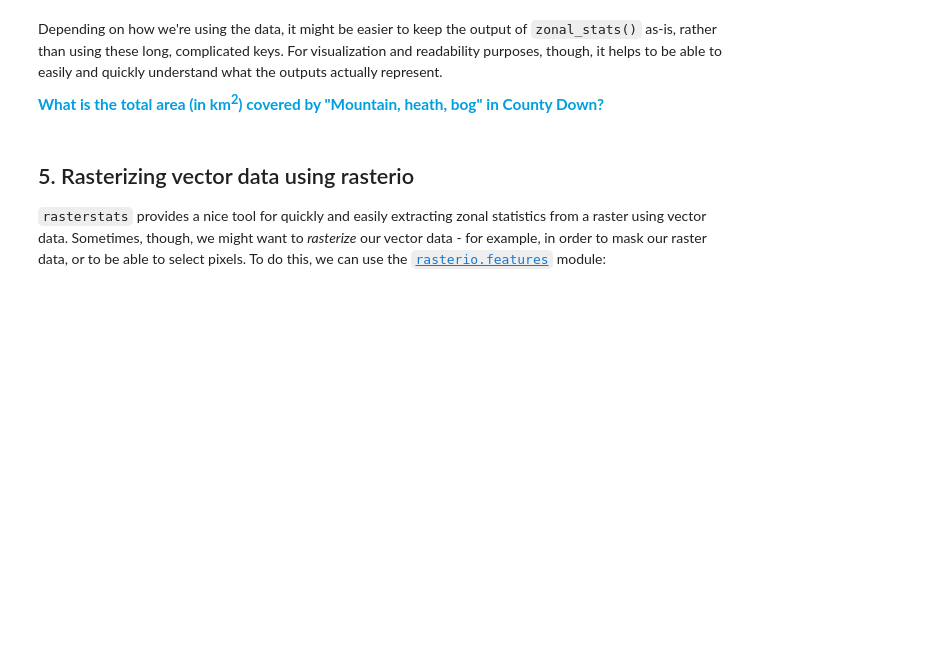
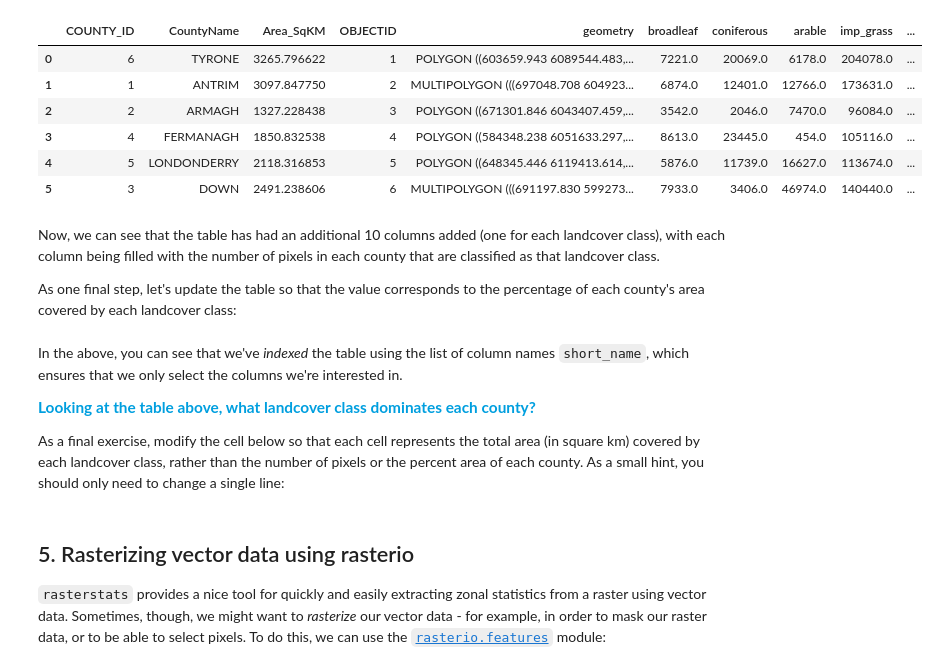
Before and after one commit to iamdonovan/egm722, a Jupyter notebook: Week5/Practical5.ipynb, the cells around one changed output. Saved outputs shown, nothing was run; the diff lists cells and outputs as text; code cells hidden in the pictures; blank space fills up the shorter version.

Commit message:
update week 5 practical exercise

```diff
--- a/Week5/Practical5.ipynb
+++ b/Week5/Practical5.ipynb
@@ -152,0 +180,6 @@ For this function, we're also making use of the built-in function `zip()` ([docu
+# %%
+county_dict = dict()
+for ind, row in counties.iterrows():
+    county_dict[row['CountyName'].title()] = county_stats[ind] # we're using str.title() because we're not shouting.
+
+print(county_dict['Tyrone']) # this should be the same as the output for the previous cell
@@ -205,19 +232,5 @@ In general, it's [not recommended](https://www.python.org/dev/peps/pep-0008/#pro
 # %%
-def rename_dict(dict_in, old_names, new_names):
-    '''
-    Rename the keys of a dictionary, given a list of old and new keynames
-
-    :param dict_in: the dictionary to rename
-    :param old_names: a list of old keys
-    :param new_names: a list of new key names
-
-    :returns dict_out: a dictionary with the keys re-named
-    '''
-    dict_out = {}
-    for new, old in zip(new_names, old_names):
-        try:
-            dict_out[new] = dict_in[old]
-        except KeyError:
-            continue
-    return dict_out
+short_names = ['broadleaf', 'coniferous', 'arable', 'imp_grass', 'nat_grass',
+               'mountain', 'saltwater', 'freshwater', 'coastal', 'built_up']
+short_dict = dict(zip(landcover_names.values(), short_names)) # use dict and zip with the full names
 # %% [markdown]
@@ -225,3 +238,6 @@ Notice how for each pair of names, we try to assign the value corresponding to `
 # %%
-rename_dict(county_stats[0], old_names, new_names)
+for ind, row in counties.iterrows(): # use iterrows to iterate over the rows of the table
+    county_data = county_dict[row['CountyName'].title()] # get the landcover data for this county
+    for name in landcover_names.values(): # iterate over each of the landcover class names
+        counties.loc[ind, short_dict[name]] = county_data[name] # add the landcover count to a new column
 # %% [markdown]
@@ -229 +275,23 @@ We'll do one last thing before moving on here. Just like with the __dict__ outpu
+# %%
+for ind, row in counties.iterrows(): # use iterrows to iterate over the rows of the table
+    county_data = county_dict[row['CountyName'].title()] # get the landcover data for this county
+    for name in landcover_names.values(): # iterate over each of the landcover class names
+        try:
+            counties.loc[ind, short_dict[name]] = county_data[name] # add the landcover count to a new column
+        except KeyError:
+            counties.loc[ind, short_dict[name]] = 0 # if name is not present, value should be 0.
+
+counties # just to show the table in the output below
+# %% [output]
+|  | COUNTY_ID | CountyName | Area_SqKM | OBJECTID | geometry | broadleaf | coniferous | arable | imp_grass | ... |
+| 0 | 6 | TYRONE | 3265.796622 | 1 | POLYGON ((603659.943 6089544.483,... | 7221.0 | 20069.0 | 6178.0 | 204078.0 | ... |
+| 1 | 1 | ANTRIM | 3097.847750 | 2 | MULTIPOLYGON (((697048.708 604923... | 6874.0 | 12401.0 | 12766.0 | 173631.0 | ... |
+| 2 | 2 | ARMAGH | 1327.228438 | 3 | POLYGON ((671301.846 6043407.459,... | 3542.0 | 2046.0 | 7470.0 | 96084.0 | ... |
+| 3 | 4 | FERMANAGH | 1850.832538 | 4 | POLYGON ((584348.238 6051633.297,... | 8613.0 | 23445.0 | 454.0 | 105116.0 | ... |
+| 4 | 5 | LONDONDERRY | 2118.316853 | 5 | POLYGON ((648345.446 6119413.614,... | 5876.0 | 11739.0 | 16627.0 | 113674.0 | ... |
+| 5 | 3 | DOWN | 2491.238606 | 6 | MULTIPOLYGON (((691197.830 599273... | 7933.0 | 3406.0 | 46974.0 | 140440.0 | ... |
+# %% [markdown]
+Now, we can see that the table has had an additional 10 columns added (one for each landcover class), with each column being filled with the number of pixels in each county that are classified as that landcover class.
+
+As one final step, let's update the table so that the value corresponds to the percentage of each county's area covered by each landcover class:
 # %%
@@ -236,4 +301,6 @@ print(stats_dict['Antrim'])
 # %% [markdown]
-Depending on how we're using the data, it might be easier to keep the output of `zonal_stats()` as-is, rather than using these long, complicated keys. For visualization and readability purposes, though, it helps to be able to easily and quickly understand what the outputs actually represent.
+In the above, you can see that we've _indexed_ the table using the list of column names `short_name`, which ensures that we only select the columns we're interested in.
 
-<span style="color:#009fdf;font-size:1.1em;font-weight:bold">What is the total area (in km<sup>2</sup>) covered by "Mountain, heath, bog" in County Down?</span>
+<span style="color:#009fdf;font-size:1.1em;font-weight:bold">Looking at the table above, what landcover class dominates each county?</span>
+
+As a final exercise, modify the cell below so that each cell represents the total area (in square km) covered by each landcover class, rather than the number of pixels or the percent area of each county. As a small hint, you should only need to change a single line:
```
Also changed, not shown: parts of 48 cells of this notebook.
